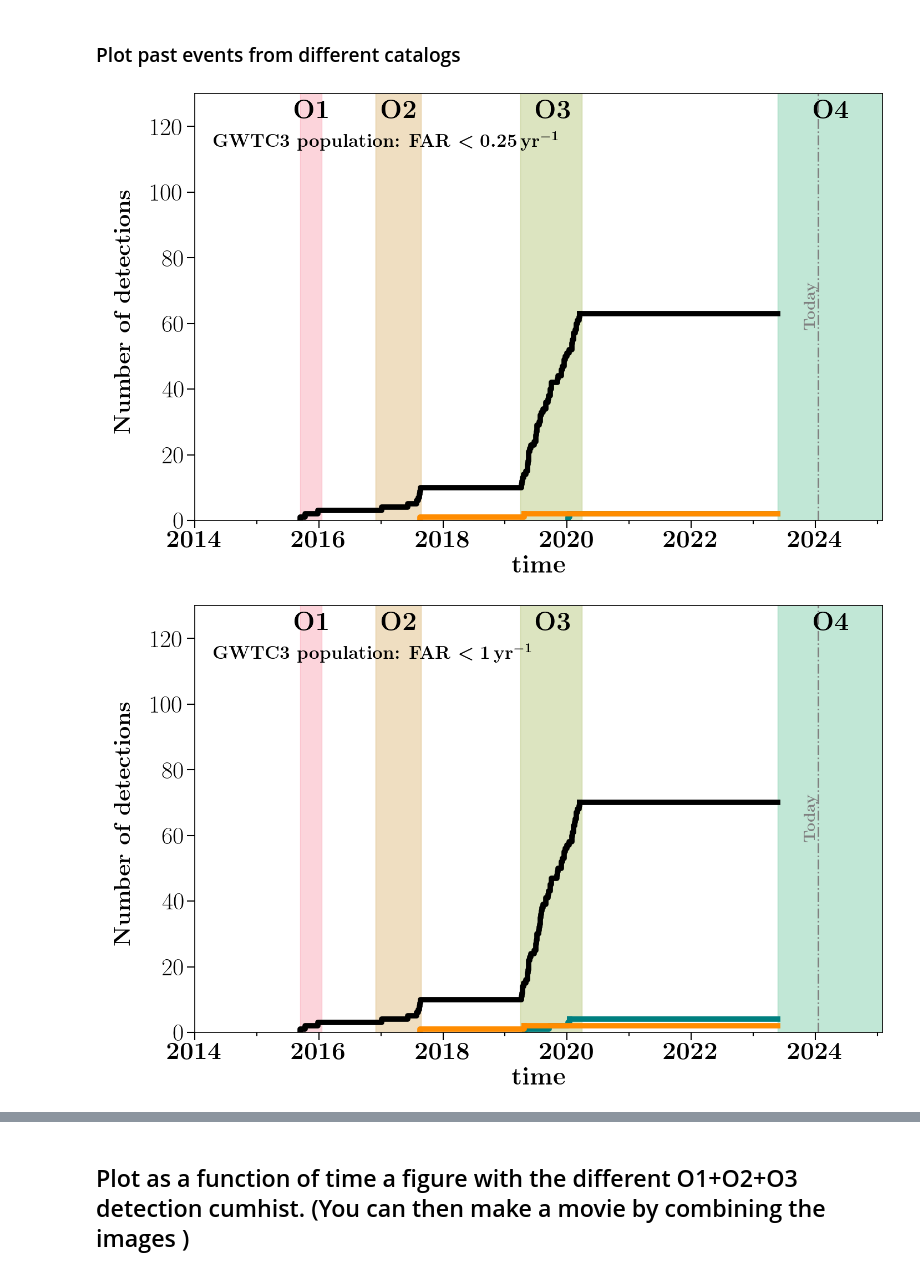
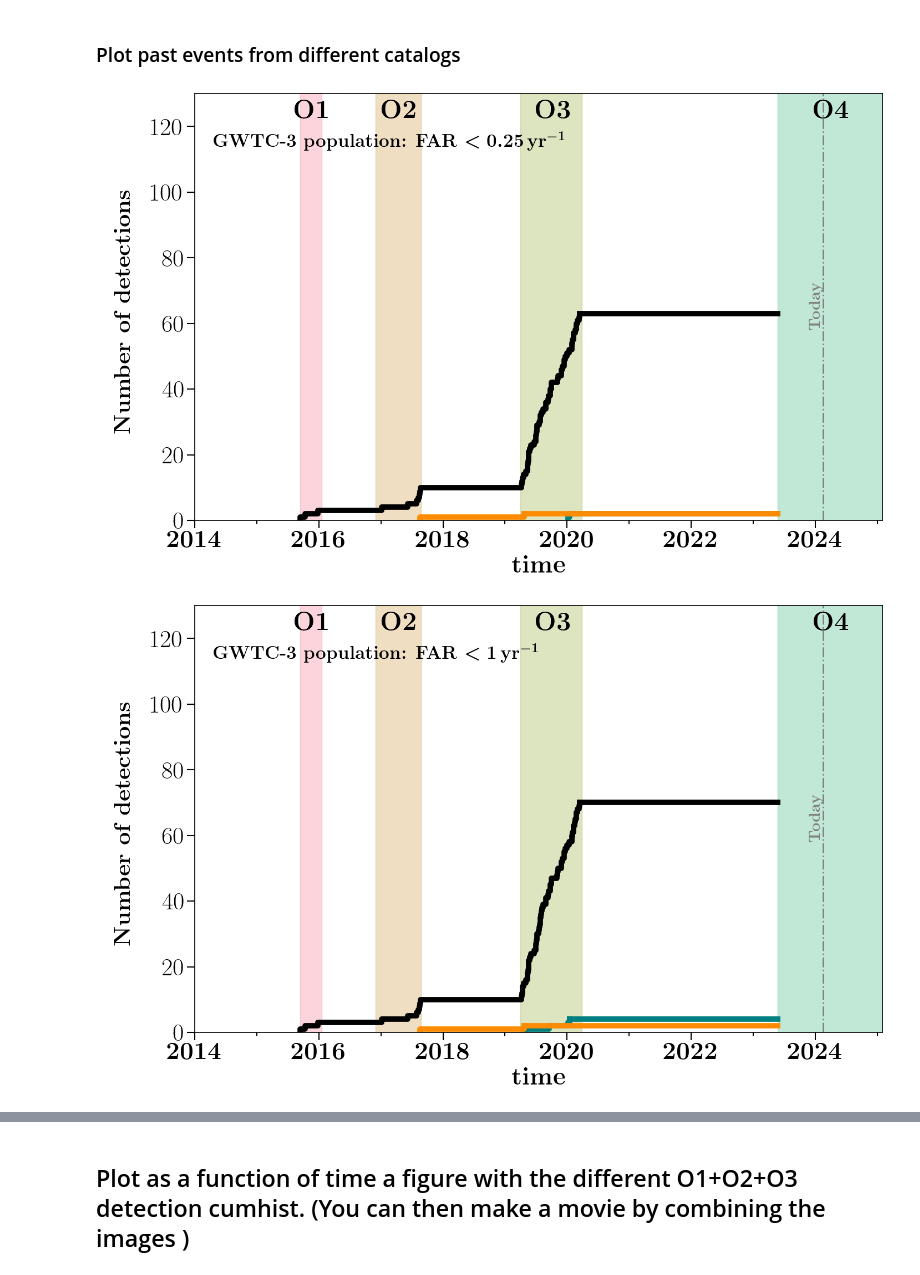
Before and after one commit to FloorBroekgaarden/GW_visualization_detection_number, a Jupyter notebook: The (expected) growth of the number of gravitational-wave detections from 2015 to 2040.ipynb, the cells around one changed output, grey strips where cells are left out. Saved outputs shown, nothing was run; the diff lists cells and outputs as text; code cells hidden in the pictures.

```diff
--- a/The (expected) growth of the number of gravitational-wave detections from 2015 to 2040.ipynb
+++ b/The (expected) growth of the number of gravitational-wave detections from 2015 to 2040.ipynb
@@ -482,7 +478,7 @@ def make_figures_different_GWTC3_catalog(label_dataset='GWTC3_pop_far<0_25yr', l
 
     if making_movie:
         total = 400
-        folder_save = './GWcatalogMovie'
+        folder_save = './GWcatalogMovieFigures'
         enumerate_list = np.linspace(2015, datetime_today, total)
     else:
         folder_save = './GWcatalogFigures'
@@ -539,35 +535,35 @@ def make_figures_different_GWTC3_catalog(label_dataset='GWTC3_pop_far<0_25yr', l
 
         xlabel =  r'\textbf{time}'
         axe = layoutAxes(axe, nameX=xlabel, nameY=None, setMinor=False, fontsize=fs+8)
 
 
         # add y-label, have to use annotate since otherwise alignment between frames is messed up
         axe.annotate(r'$\textbf{Number of detections}$', (0.02,0.49), xycoords=('figure fraction','figure fraction'),  fontsize=fs+6, rotation=90, ha='left', va='center', color='k' )
     #     ylabel = r'\textbf{Number of detections}' # original ylabel name
 
 
 
         # add credits, you can delete this
 #         axe.annotate(r'$\copyright \textbf{Floor Broekgaarden}$', (0.883,0.116), xycoords=('figure fraction','figure fraction'),  fontsize=fs-8, rotation=90, ha='right', va='bottom', color='k' )
 
         # which GWTC3 catalog
         axe.annotate(r'$\textbf{%s }$'%label, (2014.3,0.78), xycoords=('data','figure fraction'),  fontsize=fs, rotation=0, ha='left', va='bottom', color='k' )
 
         # save to directory for making movie later.
         if making_movie:
             plt.savefig(folder_save+'/knownDetectionsGWcatalogSize_%s.png'%ind_sy, dpi=100, transparent=False)
 
         else:
             plt.savefig(folder_save+'/knownDetectionsGWcatalogSize_%s.png'%no_label, dpi=100, transparent=False)
 
         plt.show() # this will create a *lot* of figures
         plt.close()
 
-make_figures_different_GWTC3_catalog(label_dataset='GWTC3_pop_far<0_25yr', label=r'GWTC3 population: FAR $< 0.25\, \rm{yr}^{-1}$', no_label=0)
-make_figures_different_GWTC3_catalog(label_dataset='GWTC3_pop_far<1yr', label=r'GWTC3 population: FAR $< 1\, \rm{yr}^{-1}$', no_label=1, print_output=False)
-make_figures_different_GWTC3_catalog(label_dataset='GWOSC', label=r'GWOSC: GWTC-1/2.1/3', no_label=2, print_output=False)
+make_figures_different_GWTC3_catalog(label_dataset='GWTC3_pop_far<0_25yr', label=r'GWTC-3 population: FAR $< 0.25\, \rm{yr}^{-1}$', no_label=0)
+make_figures_different_GWTC3_catalog(label_dataset='GWTC3_pop_far<1yr', label=r'GWTC-3 population: FAR $< 1\, \rm{yr}^{-1}$', no_label=1, print_output=False)
+make_figures_different_GWTC3_catalog(label_dataset='GWOSC', label=r'GWOSC: GWTC-3', no_label=2, print_output=False)
 make_figures_different_GWTC3_catalog(label_dataset='GWOSC_plus_external', label=r'Optimistic', no_label=3)
 make_figures_different_GWTC3_catalog(label_dataset='4-OGC', label=r'4-OGC', no_label=3)
 # %% [output]
-[figure, old version]
+[figure, new version]
-[figure, old version]
+[figure, new version]
```
Also changed, not shown: parts of 16 cells of this notebook.
